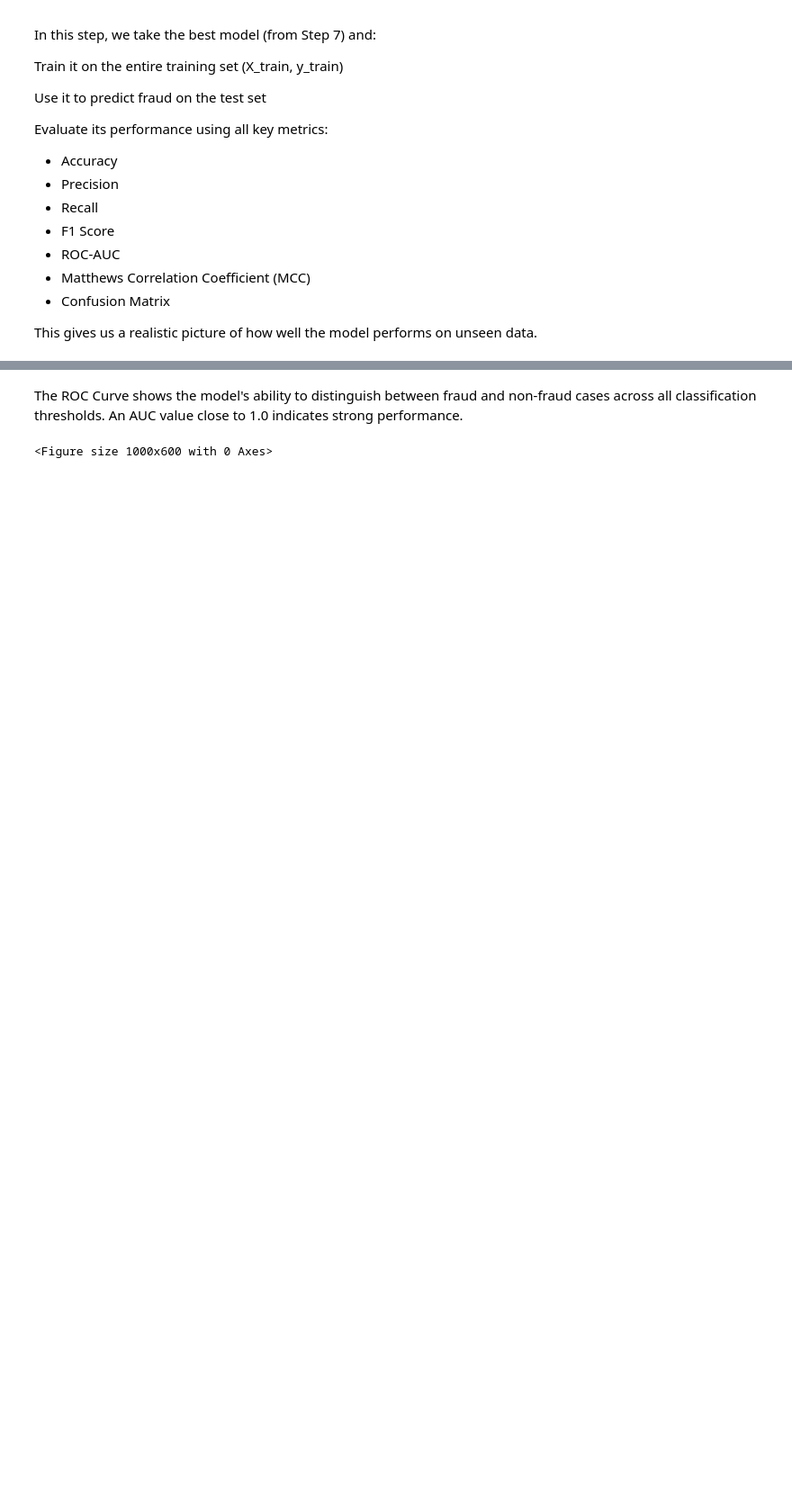
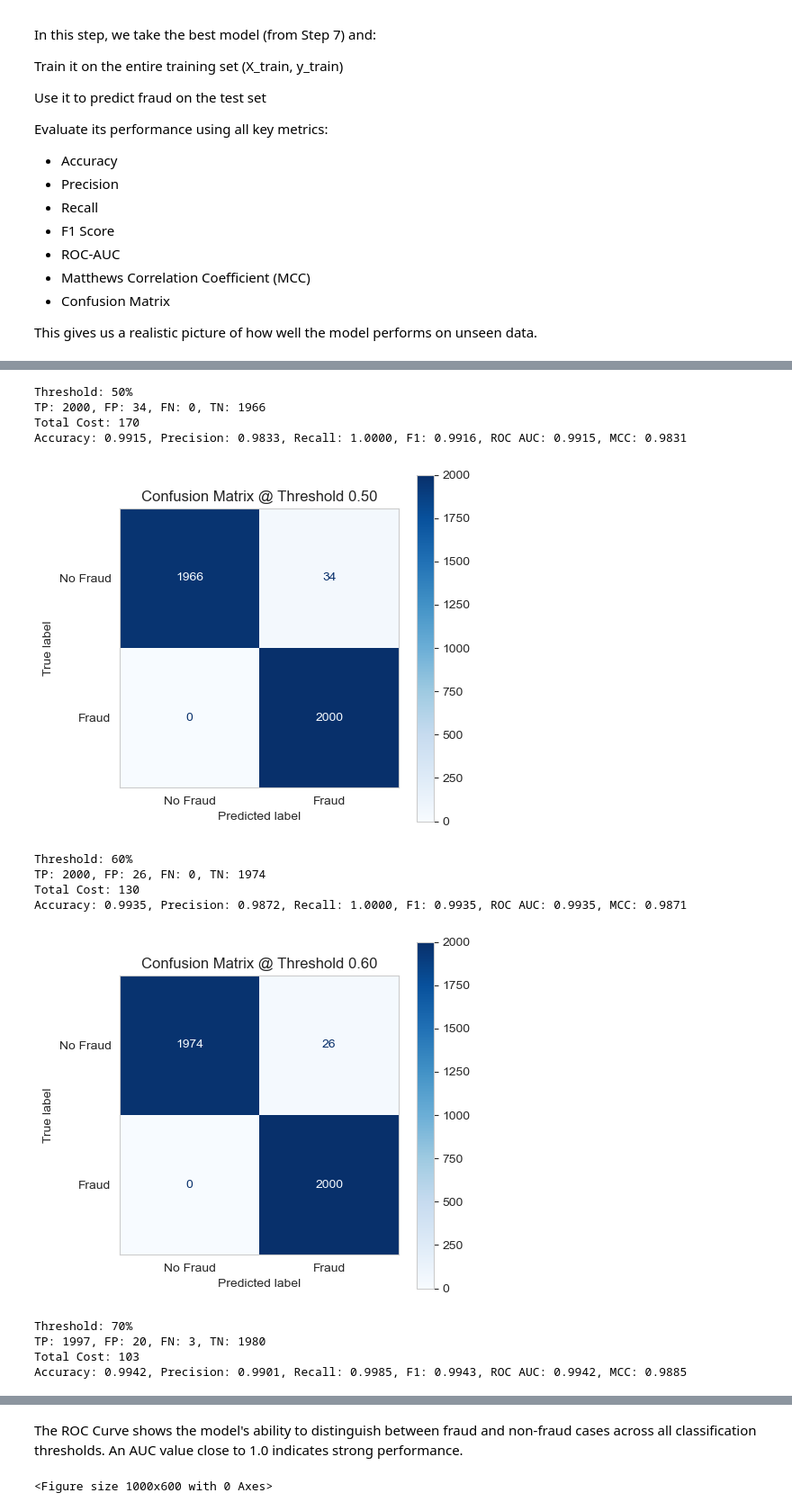
Before and after one commit to ryan1480/Analytics_Project, a Jupyter notebook: Code/XGBoost.ipynb, the cells around one changed output, grey strips where cells are left out. Shown at 90% size. Cells and saved outputs as stored; diff of their text form; code cells hidden in the pictures; blank space fills up the shorter version.

Commit message:
XGBoost model

```diff
--- a/Code/XGBoost.ipynb
+++ b/Code/XGBoost.ipynb
@@ -381,0 +382,50 @@ plt.show()
+# %%
+# Define thresholds to test
+thresholds = [0.5, 0.6, 0.7, 0.8]
+
+# Predict probabilities
+y_proba = best_model.predict_proba(X_test)[:, 1]
+
+# Evaluate each threshold
+for t in thresholds:
+    print(f"\nThreshold: {t:.0%}")
+
+    y_pred_custom = (y_proba >= t).astype(int)
+    tn, fp, fn, tp = confusion_matrix(y_test, y_pred_custom).ravel()
+
+    # Calculate metrics
+    acc = accuracy_score(y_test, y_pred_custom)
+    prec = precision_score(y_test, y_pred_custom)
+    rec = recall_score(y_test, y_pred_custom)
+    f1 = f1_score(y_test, y_pred_custom)
+    auc = roc_auc_score(y_test, y_pred_custom)
+    mcc = matthews_corrcoef(y_test, y_pred_custom)
+    total_cost = fp * 5 + fn * 1
+
+    print(f"TP: {tp}, FP: {fp}, FN: {fn}, TN: {tn}")
+    print(f"Total Cost: {total_cost}")
+    print(f"Accuracy: {acc:.4f}, Precision: {prec:.4f}, Recall: {rec:.4f}, F1: {f1:.4f}, ROC AUC: {auc:.4f}, MCC: {mcc:.4f}")
+
+    # Plot confusion matrix
+    cm = confusion_matrix(y_test, y_pred_custom)
+    disp = ConfusionMatrixDisplay(confusion_matrix=cm, display_labels=["No Fraud", "Fraud"])
+    plt.figure(figsize=(5, 5))
+    disp.plot(cmap='Blues', values_format='d', ax=plt.gca())
+    plt.title(f"Confusion Matrix @ Threshold {t:.2f}")
+    plt.grid(False)
+    plt.show()
+# %% [output]
+Threshold: 50%
+TP: 2000, FP: 34, FN: 0, TN: 1966
+Total Cost: 170
+Accuracy: 0.9915, Precision: 0.9833, Recall: 1.0000, F1: 0.9916, ROC AUC: 0.9915, MCC: 0.9831
+[figure, added]
+Threshold: 60%
+TP: 2000, FP: 26, FN: 0, TN: 1974
+Total Cost: 130
+Accuracy: 0.9935, Precision: 0.9872, Recall: 1.0000, F1: 0.9935, ROC AUC: 0.9935, MCC: 0.9871
+[figure, added]
+Threshold: 70%
+TP: 1997, FP: 20, FN: 3, TN: 1980
+Total Cost: 103
+Accuracy: 0.9942, Precision: 0.9901, Recall: 0.9985, F1: 0.9943, ROC AUC: 0.9942, MCC: 0.9885
```
Also changed, not shown: parts of 2 cells of this notebook.
